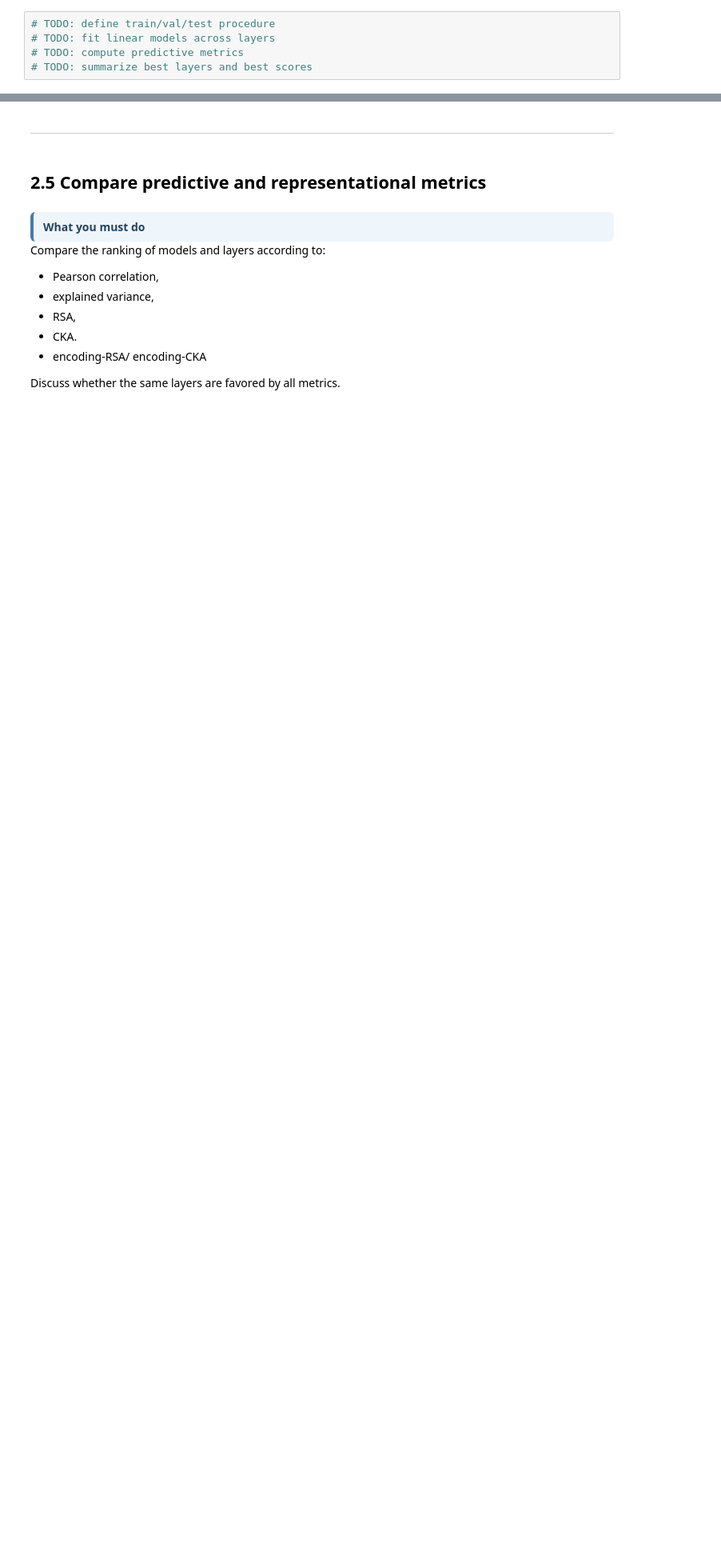
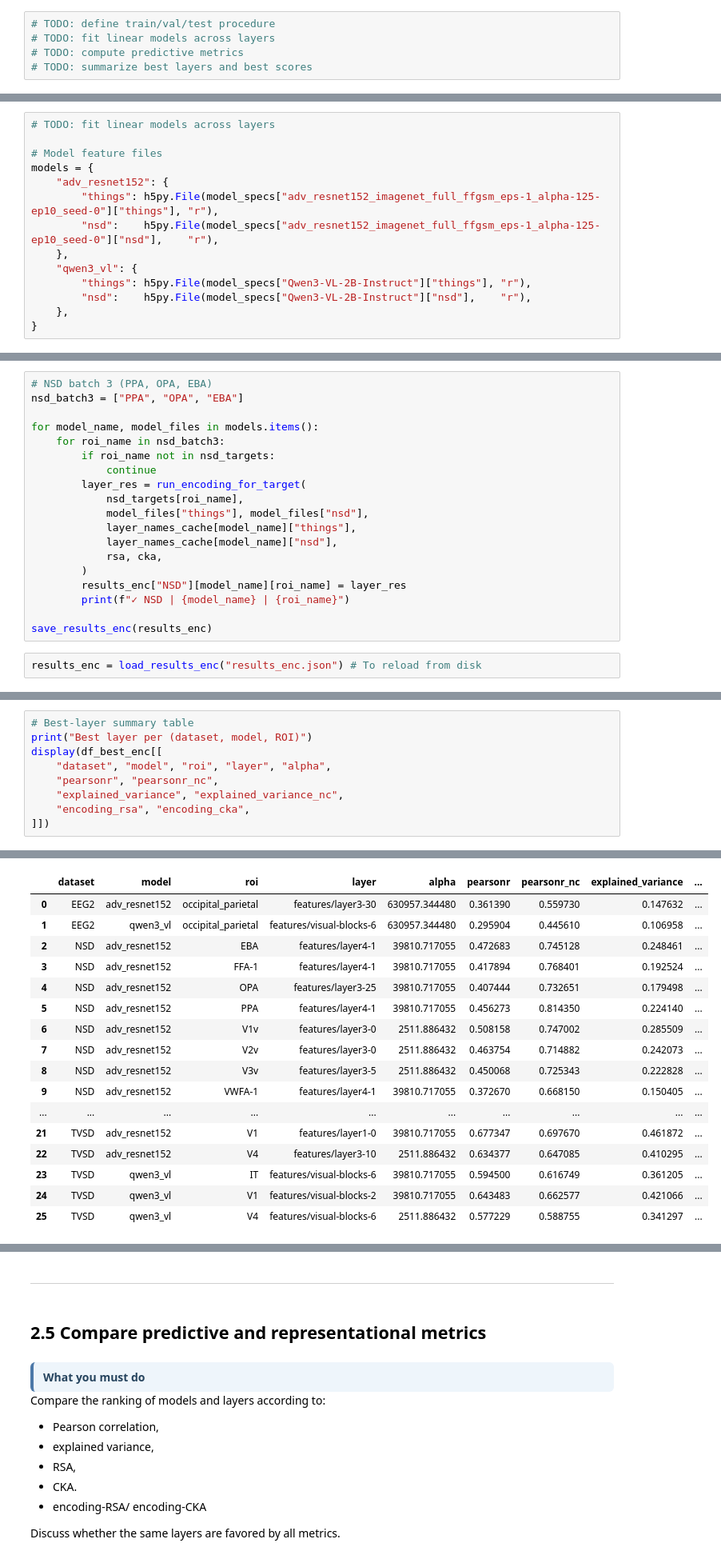
Before and after one commit to Shakikii/Brain-like_Project, a Jupyter notebook: nx414_project_2026.ipynb, the cells around one changed output, grey strips where cells are left out. Shown at 80% size. Drawn from its saved outputs; the diff is of its cells as text; blank space fills up the shorter version.

```diff
--- a/nx414_project_2026.ipynb
+++ b/nx414_project_2026.ipynb
@@ -3350,0 +3611,14 @@ You must include all of the following:
+# %%
+# TODO: fit linear models across layers
+
+# Model feature files
+models = {
+    "adv_resnet152": {
+        "things": h5py.File(model_specs["adv_resnet152_imagenet_full_ffgsm_eps-1_alpha-125-ep10_seed-0"]["things"], "r"),
+        "nsd":    h5py.File(model_specs["adv_resnet152_imagenet_full_ffgsm_eps-1_alpha-125-ep10_seed-0"]["nsd"],    "r"),
+    },
+    "qwen3_vl": {
+        "things": h5py.File(model_specs["Qwen3-VL-2B-Instruct"]["things"], "r"),
+        "nsd":    h5py.File(model_specs["Qwen3-VL-2B-Instruct"]["nsd"],    "r"),
+    },
+}
@@ -3350,0 +3861,21 @@ You must include all of the following:
+# %%
+# NSD batch 3 (PPA, OPA, EBA)
+nsd_batch3 = ["PPA", "OPA", "EBA"]
+
+for model_name, model_files in models.items():
+    for roi_name in nsd_batch3:
+        if roi_name not in nsd_targets:
+            continue
+        layer_res = run_encoding_for_target(
+            nsd_targets[roi_name],
+            model_files["things"], model_files["nsd"],
+            layer_names_cache[model_name]["things"],
+            layer_names_cache[model_name]["nsd"],
+            rsa, cka,
+        )
+        results_enc["NSD"][model_name][roi_name] = layer_res
+        print(f"✓ NSD | {model_name} | {roi_name}")
+
+save_results_enc(results_enc)
+# %%
+results_enc = load_results_enc("results_enc.json") # To reload from disk
@@ -3350,0 +4052,10 @@ You must include all of the following:
+# %%
+# Best-layer summary table
+print("Best layer per (dataset, model, ROI)")
+display(df_best_enc[[
+    "dataset", "model", "roi", "layer", "alpha",
+    "pearsonr", "pearsonr_nc",
+    "explained_variance", "explained_variance_nc",
+    "encoding_rsa", "encoding_cka",
+]])
+# %% [output]
@@ -3350,0 +4063,17 @@ You must include all of the following:
+|  | dataset | model | roi | layer | alpha | pearsonr | pearsonr_nc | explained_variance | ... |
+| 0 | EEG2 | adv_resnet152 | occipital_parietal | features/layer3-30 | 630957.344480 | 0.361390 | 0.559730 | 0.147632 | ... |
+| 1 | EEG2 | qwen3_vl | occipital_parietal | features/visual-blocks-6 | 630957.344480 | 0.295904 | 0.445610 | 0.106958 | ... |
+| 2 | NSD | adv_resnet152 | EBA | features/layer4-1 | 39810.717055 | 0.472683 | 0.745128 | 0.248461 | ... |
+| 3 | NSD | adv_resnet152 | FFA-1 | features/layer4-1 | 39810.717055 | 0.417894 | 0.768401 | 0.192524 | ... |
+| 4 | NSD | adv_resnet152 | OPA | features/layer3-25 | 39810.717055 | 0.407444 | 0.732651 | 0.179498 | ... |
+| 5 | NSD | adv_resnet152 | PPA | features/layer4-1 | 39810.717055 | 0.456273 | 0.814350 | 0.224140 | ... |
+| 6 | NSD | adv_resnet152 | V1v | features/layer3-0 | 2511.886432 | 0.508158 | 0.747002 | 0.285509 | ... |
+| 7 | NSD | adv_resnet152 | V2v | features/layer3-0 | 2511.886432 | 0.463754 | 0.714882 | 0.242073 | ... |
+| 8 | NSD | adv_resnet152 | V3v | features/layer3-5 | 2511.886432 | 0.450068 | 0.725343 | 0.222828 | ... |
+| 9 | NSD | adv_resnet152 | VWFA-1 | features/layer4-1 | 39810.717055 | 0.372670 | 0.668150 | 0.150405 | ... |
+| ... | ... | ... | ... | ... | ... | ... | ... | ... | ... |
+| 21 | TVSD | adv_resnet152 | V1 | features/layer1-0 | 39810.717055 | 0.677347 | 0.697670 | 0.461872 | ... |
+| 22 | TVSD | adv_resnet152 | V4 | features/layer3-10 | 2511.886432 | 0.634377 | 0.647085 | 0.410295 | ... |
+| 23 | TVSD | qwen3_vl | IT | features/visual-blocks-6 | 39810.717055 | 0.594500 | 0.616749 | 0.361205 | ... |
+| 24 | TVSD | qwen3_vl | V1 | features/visual-blocks-2 | 39810.717055 | 0.643483 | 0.662577 | 0.421066 | ... |
+| 25 | TVSD | qwen3_vl | V4 | features/visual-blocks-6 | 2511.886432 | 0.577229 | 0.588755 | 0.341297 | ... |
```
Also changed, not shown: parts of 46 cells of this notebook, 27 other files.
